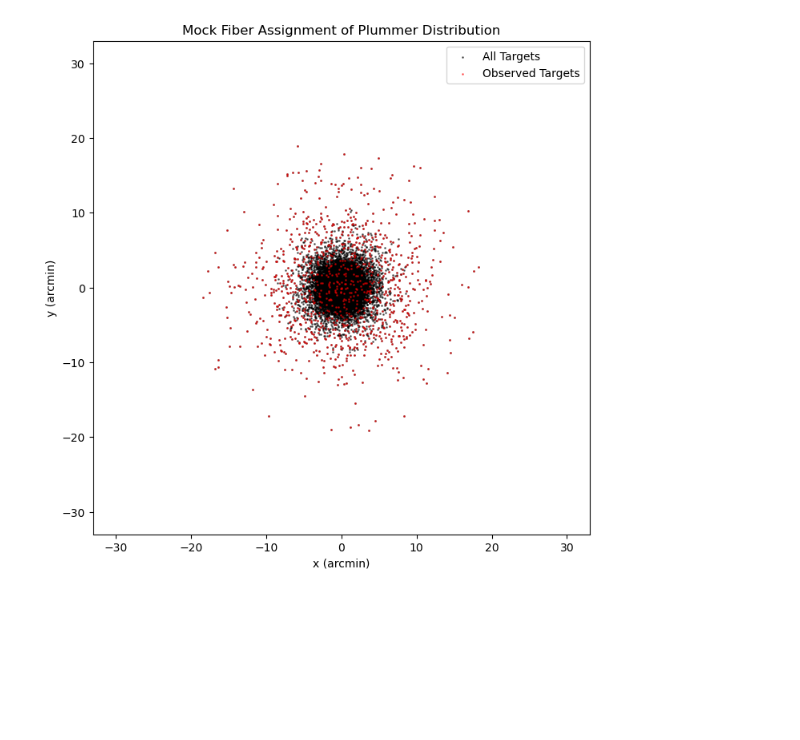
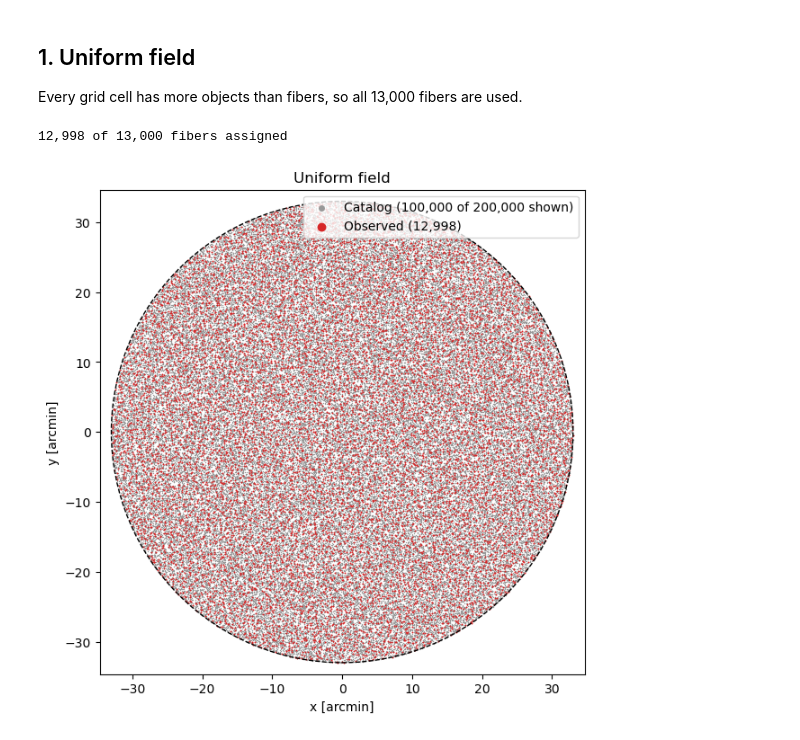
Before and after one commit to spec-s5/spec-s5-instrument, a Jupyter notebook: notebooks/mock_fiberassign_demo.ipynb, the cells around one changed output. Saved outputs shown, nothing was run; the diff lists cells and outputs as text; code cells hidden in the pictures; blank space fills up the shorter version.

```diff
--- a/notebooks/mock_fiberassign_demo.ipynb
+++ b/notebooks/mock_fiberassign_demo.ipynb
@@ -73,29 +58,46 @@ catalog_observed = mock_fiber_assign(
-# %%
-plt.figure(figsize=(8, 8))
-
-plt.scatter(
-    catalog['x'],
-    catalog['y'],
-    s=1,
-    c='k',
-    alpha=0.5,
-    label='All Targets'
-)
-plt.scatter(
-    catalog_observed['x'],
-    catalog_observed['y'],
-    s=1,
-    c='r',
-    alpha=0.5,
-    label='Observed Targets'
-)
-
-plt.xlabel('x (arcmin)')
-plt.ylabel('y (arcmin)')
-plt.title('Mock Fiber Assignment of Plummer Distribution')
-plt.legend()
-plt.xlim(-FoV/2*60, FoV/2*60)
-plt.ylim(-FoV/2*60, FoV/2*60)
-plt.show()
-# %% [output]
-[figure, removed]
+# %%
+def plot_assignment(catalog, observed, title, max_points=100_000, seed=0):
+    """Plot a random subset of the catalog with the selected targets on top."""
+    rng = np.random.default_rng(seed)
+    shown = catalog.iloc[rng.permutation(len(catalog))[:max_points]]
+
+    fig, ax = plt.subplots(figsize=(7, 7))
+    ax.scatter(shown['x'], shown['y'], s=1, c='0.6', lw=0,
+               label=f'Catalog ({len(shown):,} of {len(catalog):,} shown)')
+    ax.scatter(observed['x'], observed['y'], s=2, c='C3', lw=0,
+               label=f'Observed ({len(observed):,})')
+    ax.add_patch(plt.Circle((0, 0), FOV_RADIUS_ARCMIN, fill=False, ls='--', color='k'))
+    ax.set_xlim(-FOV_RADIUS_ARCMIN * 1.05, FOV_RADIUS_ARCMIN * 1.05)
+    ax.set_ylim(-FOV_RADIUS_ARCMIN * 1.05, FOV_RADIUS_ARCMIN * 1.05)
+    ax.set_aspect('equal')
+    ax.set_xlabel('x [arcmin]')
+    ax.set_ylabel('y [arcmin]')
+    ax.set_title(title)
+    ax.legend(loc='upper right', markerscale=5)
+    return fig, ax
+# %% [markdown]
+## 1. Uniform field
+
+Every grid cell has more objects than fibers, so all 13,000 fibers are used.
+# %%
+n_uniform = 200_000
+r = FOV_RADIUS_ARCMIN * np.sqrt(rng.uniform(0, 1, n_uniform))
+theta = rng.uniform(0, 2 * np.pi, n_uniform)
+uniform = pd.DataFrame({
+    'x': r * np.cos(theta),
+    'y': r * np.sin(theta),
+    'zmag': rng.uniform(15, 22, n_uniform),
+})
+
+uniform_observed = mock_fiber_assign(
+    uniform,
+    n_fibers=N_FIBERS,
+    fov_radius_arcmin=FOV_RADIUS_ARCMIN,
+    priority_column='zmag',
+    seed=SEED,
+)
+print(f'{len(uniform_observed):,} of {N_FIBERS:,} fibers assigned')
+plot_assignment(uniform, uniform_observed, 'Uniform field');
+# %% [output]
+12,998 of 13,000 fibers assigned
+[figure, added]
```
Also changed, not shown: parts of 6 cells of this notebook.
